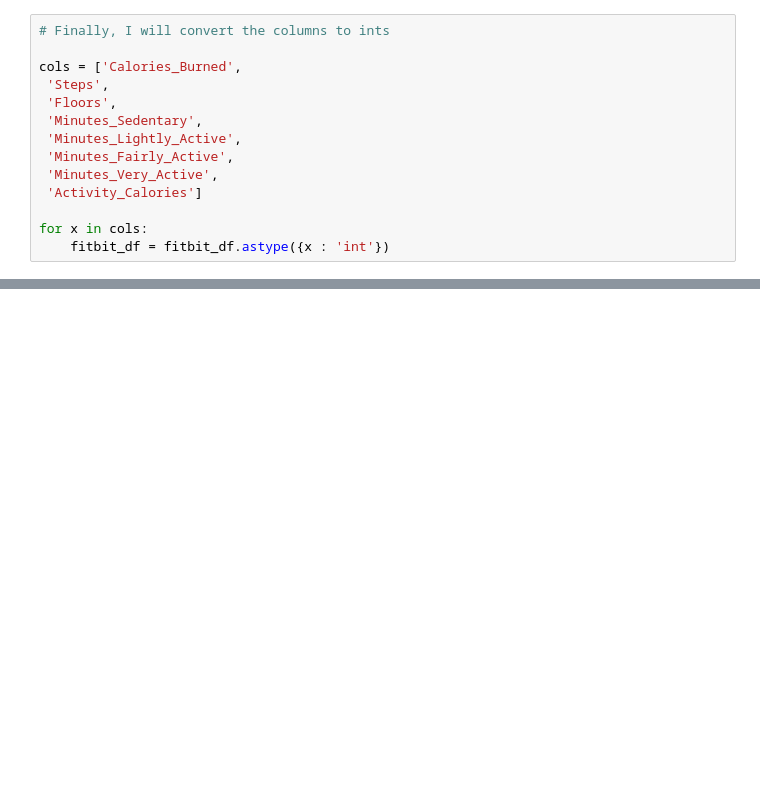
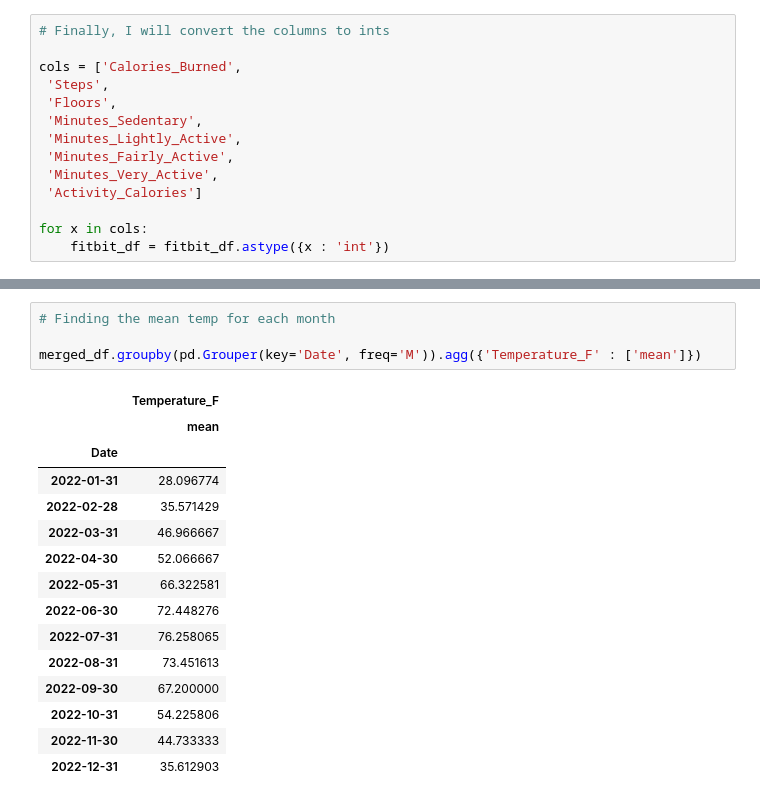
Before and after one commit to RebeccaVachon/Weather_Effects, a Jupyter notebook: comparison.ipynb, the cells around one changed output, grey strips where cells are left out. Drawn from its saved outputs; the diff is of its cells as text; blank space fills up the shorter version.

```diff
--- a/comparison.ipynb
+++ b/comparison.ipynb
@@ -158,0 +208,20 @@ for x in cols:
+# %%
+# Finding the mean temp for each month
+
+merged_df.groupby(pd.Grouper(key='Date', freq='M')).agg({'Temperature_F' : ['mean']})
+# %% [output]
+|  | Temperature_F |
+|  | mean |
+| Date |  |
+| 2022-01-31 | 28.096774 |
+| 2022-02-28 | 35.571429 |
+| 2022-03-31 | 46.966667 |
+| 2022-04-30 | 52.066667 |
+| 2022-05-31 | 66.322581 |
+| 2022-06-30 | 72.448276 |
+| 2022-07-31 | 76.258065 |
+| 2022-08-31 | 73.451613 |
+| 2022-09-30 | 67.200000 |
+| 2022-10-31 | 54.225806 |
+| 2022-11-30 | 44.733333 |
+| 2022-12-31 | 35.612903 |
```
Also changed, not shown: parts of 18 cells of this notebook, 2 other files.
